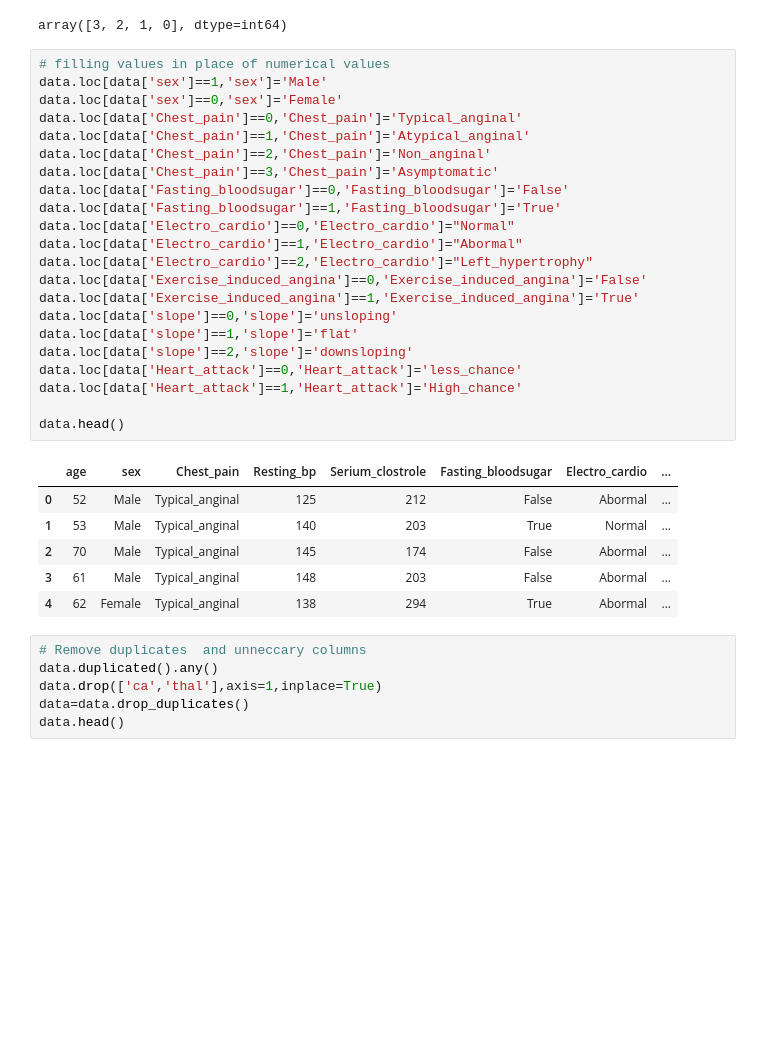
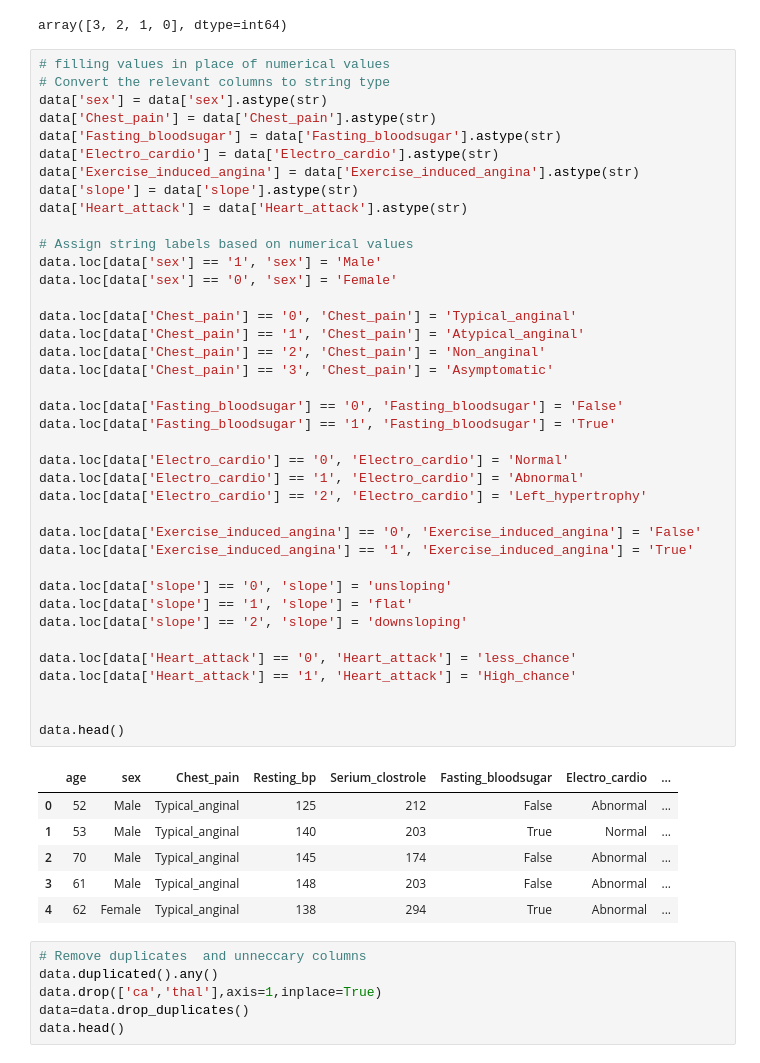
Before and after one commit to Neerajkumar012/Python, a Jupyter notebook: Heart_disease/Heart_diseases.ipynb, the cells around one changed output. Cells and saved outputs as stored; diff of their text form; blank space fills up the shorter version.

```diff
--- a/Heart_disease/Heart_diseases.ipynb
+++ b/Heart_disease/Heart_diseases.ipynb
@@ -49,33 +49,50 @@ data['thal'].unique()
 array([3, 2, 1, 0], dtype=int64)
 # %%
 # filling values in place of numerical values
-data.loc[data['sex']==1,'sex']='Male'
-data.loc[data['sex']==0,'sex']='Female'
-data.loc[data['Chest_pain']==0,'Chest_pain']='Typical_anginal'
-data.loc[data['Chest_pain']==1,'Chest_pain']='Atypical_anginal'
-data.loc[data['Chest_pain']==2,'Chest_pain']='Non_anginal'
-data.loc[data['Chest_pain']==3,'Chest_pain']='Asymptomatic'
-data.loc[data['Fasting_bloodsugar']==0,'Fasting_bloodsugar']='False'
-data.loc[data['Fasting_bloodsugar']==1,'Fasting_bloodsugar']='True'
-data.loc[data['Electro_cardio']==0,'Electro_cardio']="Normal"
-data.loc[data['Electro_cardio']==1,'Electro_cardio']="Abormal"
-data.loc[data['Electro_cardio']==2,'Electro_cardio']="Left_hypertrophy"
-data.loc[data['Exercise_induced_angina']==0,'Exercise_induced_angina']='False'
-data.loc[data['Exercise_induced_angina']==1,'Exercise_induced_angina']='True'
-data.loc[data['slope']==0,'slope']='unsloping'
-data.loc[data['slope']==1,'slope']='flat'
-data.loc[data['slope']==2,'slope']='downsloping'
-data.loc[data['Heart_attack']==0,'Heart_attack']='less_chance'
-data.loc[data['Heart_attack']==1,'Heart_attack']='High_chance'
+# Convert the relevant columns to string type
+data['sex'] = data['sex'].astype(str)
+data['Chest_pain'] = data['Chest_pain'].astype(str)
+data['Fasting_bloodsugar'] = data['Fasting_bloodsugar'].astype(str)
+data['Electro_cardio'] = data['Electro_cardio'].astype(str)
+data['Exercise_induced_angina'] = data['Exercise_induced_angina'].astype(str)
+data['slope'] = data['slope'].astype(str)
+data['Heart_attack'] = data['Heart_attack'].astype(str)
+
+# Assign string labels based on numerical values
+data.loc[data['sex'] == '1', 'sex'] = 'Male'
+data.loc[data['sex'] == '0', 'sex'] = 'Female'
+
+data.loc[data['Chest_pain'] == '0', 'Chest_pain'] = 'Typical_anginal'
+data.loc[data['Chest_pain'] == '1', 'Chest_pain'] = 'Atypical_anginal'
+data.loc[data['Chest_pain'] == '2', 'Chest_pain'] = 'Non_anginal'
+data.loc[data['Chest_pain'] == '3', 'Chest_pain'] = 'Asymptomatic'
+
+data.loc[data['Fasting_bloodsugar'] == '0', 'Fasting_bloodsugar'] = 'False'
+data.loc[data['Fasting_bloodsugar'] == '1', 'Fasting_bloodsugar'] = 'True'
+
+data.loc[data['Electro_cardio'] == '0', 'Electro_cardio'] = 'Normal'
+data.loc[data['Electro_cardio'] == '1', 'Electro_cardio'] = 'Abnormal'
+data.loc[data['Electro_cardio'] == '2', 'Electro_cardio'] = 'Left_hypertrophy'
+
+data.loc[data['Exercise_induced_angina'] == '0', 'Exercise_induced_angina'] = 'False'
+data.loc[data['Exercise_induced_angina'] == '1', 'Exercise_induced_angina'] = 'True'
+
+data.loc[data['slope'] == '0', 'slope'] = 'unsloping'
+data.loc[data['slope'] == '1', 'slope'] = 'flat'
+data.loc[data['slope'] == '2', 'slope'] = 'downsloping'
+
+data.loc[data['Heart_attack'] == '0', 'Heart_attack'] = 'less_chance'
+data.loc[data['Heart_attack'] == '1', 'Heart_attack'] = 'High_chance'
+
 
 data.head()
 # %% [output]
 |  | age | sex | Chest_pain | Resting_bp | Serium_clostrole | Fasting_bloodsugar | Electro_cardio | ... |
-| 0 | 52 | Male | Typical_anginal | 125 | 212 | False | Abormal | ... |
+| 0 | 52 | Male | Typical_anginal | 125 | 212 | False | Abnormal | ... |
 | 1 | 53 | Male | Typical_anginal | 140 | 203 | True | Normal | ... |
-| 2 | 70 | Male | Typical_anginal | 145 | 174 | False | Abormal | ... |
-| 3 | 61 | Male | Typical_anginal | 148 | 203 | False | Abormal | ... |
-| 4 | 62 | Female | Typical_anginal | 138 | 294 | True | Abormal | ... |
+| 2 | 70 | Male | Typical_anginal | 145 | 174 | False | Abnormal | ... |
+| 3 | 61 | Male | Typical_anginal | 148 | 203 | False | Abnormal | ... |
+| 4 | 62 | Female | Typical_anginal | 138 | 294 | True | Abnormal | ... |
 # %%
 # Remove duplicates  and unneccary columns
 data.duplicated().any()
```
